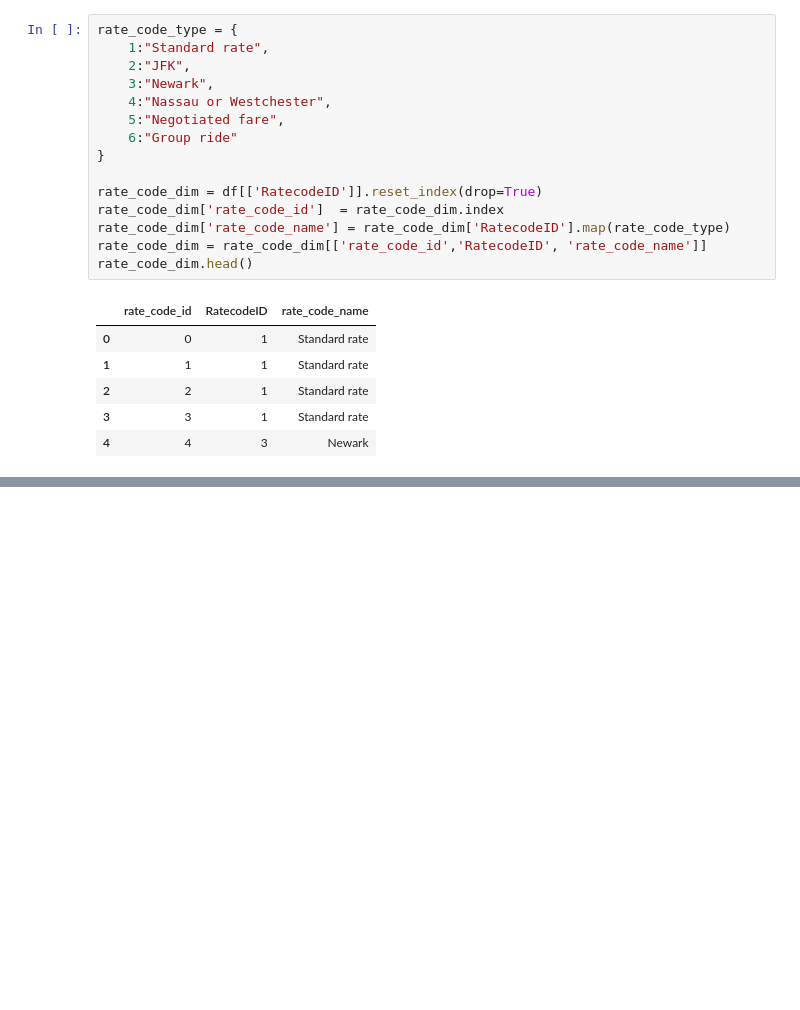
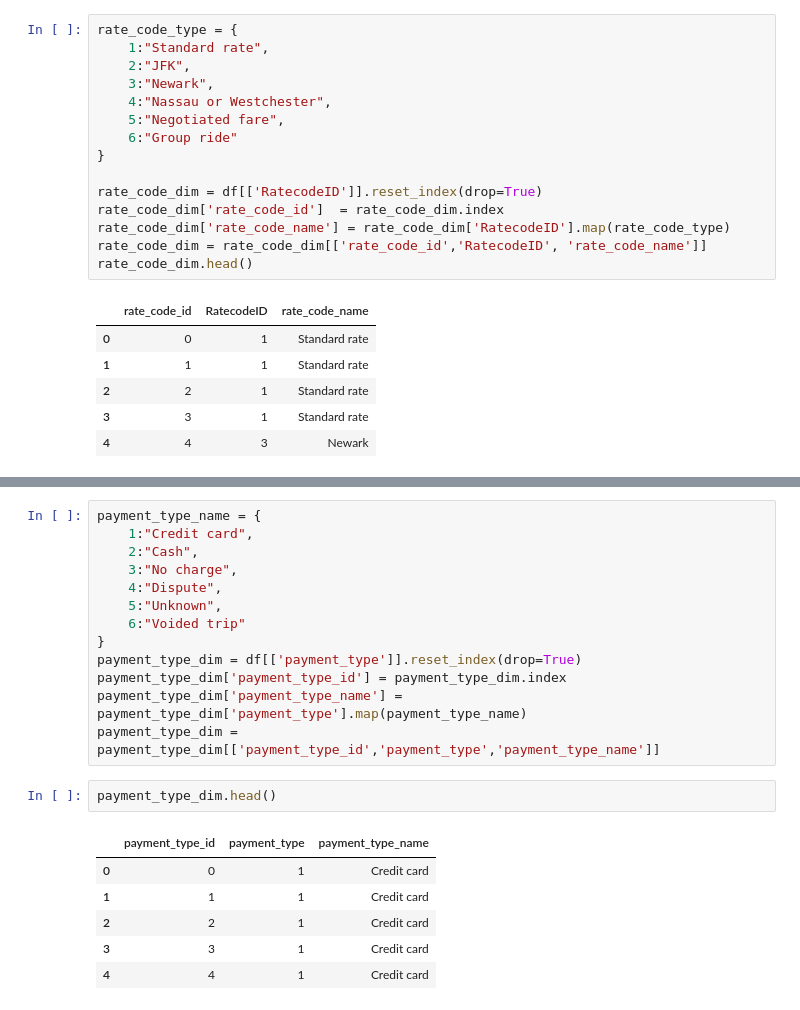
Before and after one commit to samwanyua/Uber-Data-Analytics, a Jupyter notebook: uber_data_pipeline.ipynb, the cells around one changed output, grey strips where cells are left out. Drawn from its saved outputs; the diff is of its cells as text; blank space fills up the shorter version.

```diff
--- a/uber_data_pipeline.ipynb
+++ b/uber_data_pipeline.ipynb
@@ -143,0 +171,22 @@ rate_code_dim.head()
+# %%
+payment_type_name = {
+    1:"Credit card",
+    2:"Cash",
+    3:"No charge",
+    4:"Dispute",
+    5:"Unknown",
+    6:"Voided trip"
+}
+payment_type_dim = df[['payment_type']].reset_index(drop=True)
+payment_type_dim['payment_type_id'] = payment_type_dim.index
+payment_type_dim['payment_type_name'] = payment_type_dim['payment_type'].map(payment_type_name)
+payment_type_dim = payment_type_dim[['payment_type_id','payment_type','payment_type_name']]
+# %%
+payment_type_dim.head()
+# %% [output]
+|  | payment_type_id | payment_type | payment_type_name |
+| 0 | 0 | 1 | Credit card |
+| 1 | 1 | 1 | Credit card |
+| 2 | 2 | 1 | Credit card |
+| 3 | 3 | 1 | Credit card |
+| 4 | 4 | 1 | Credit card |
```
Also changed, not shown: parts of 4 cells of this notebook.
